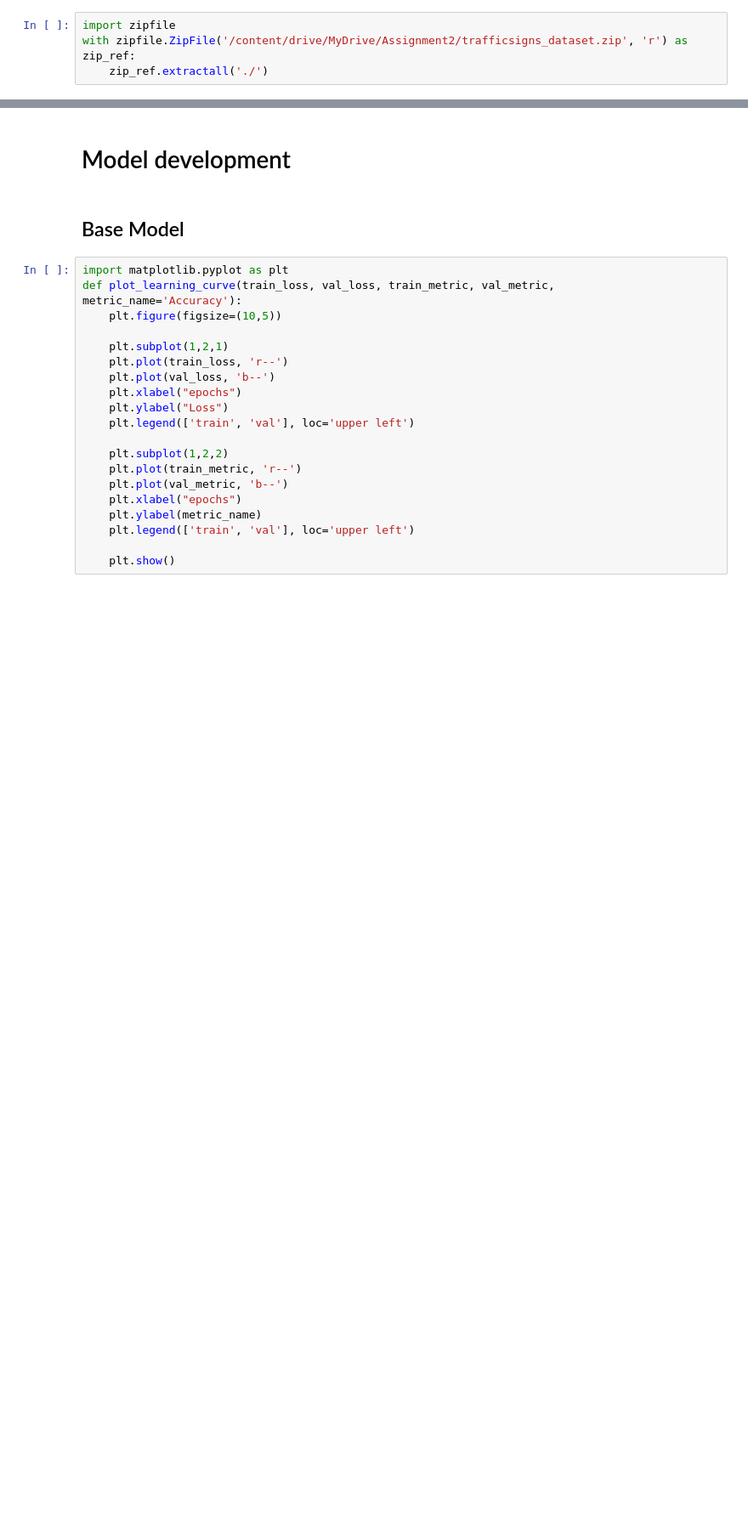
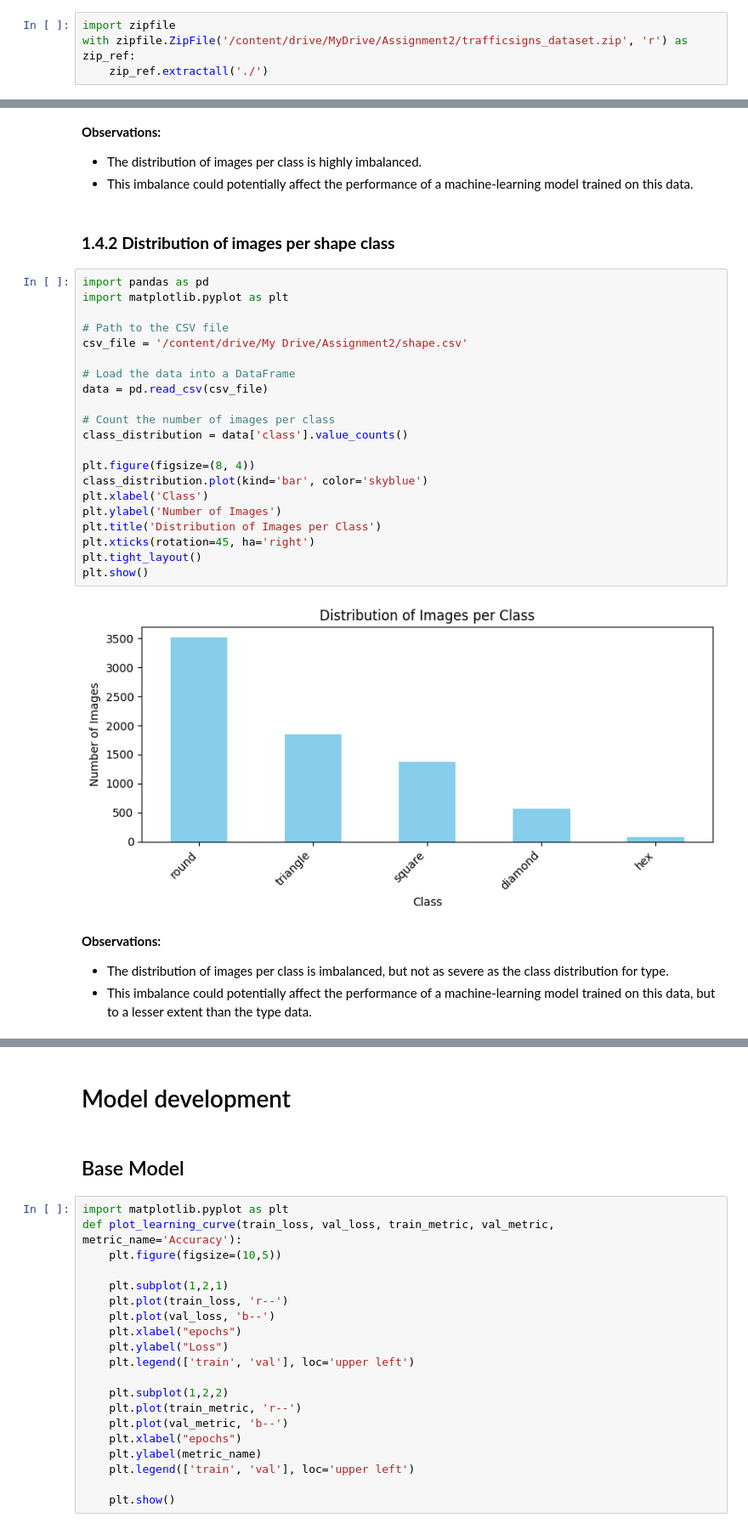
Before and after one commit to afrahhassan/afrahhassan, a Jupyter notebook: assignment2.ipynb, the cells around one changed output, grey strips where cells are left out. Shown at 85% size. Cells and saved outputs as stored; diff of their text form; blank space fills up the shorter version.

```diff
--- a/assignment2.ipynb
+++ b/assignment2.ipynb
@@ -170,0 +308,33 @@ Shape of y_type_test: (192,)
+# %% [markdown]
+**Observations:**
+- The distribution of images per class is highly imbalanced.
+- This imbalance could potentially affect the performance of a machine-learning model trained on this data.
+# %% [markdown]
+### **1.4.2 Distribution of images per shape class**
+# %%
+import pandas as pd
+import matplotlib.pyplot as plt
+
+# Path to the CSV file
+csv_file = '/content/drive/My Drive/Assignment2/shape.csv'
+
+# Load the data into a DataFrame
+data = pd.read_csv(csv_file)
+
+# Count the number of images per class
+class_distribution = data['class'].value_counts()
+
+plt.figure(figsize=(8, 4))
+class_distribution.plot(kind='bar', color='skyblue')
+plt.xlabel('Class')
+plt.ylabel('Number of Images')
+plt.title('Distribution of Images per Class')
+plt.xticks(rotation=45, ha='right')
+plt.tight_layout()
+plt.show()
+# %% [output]
+[figure, added]
+# %% [markdown]
+**Observations:**
+- The distribution of images per class is imbalanced, but not as severe as the class distribution for type.
+- This imbalance could potentially affect the performance of a machine-learning model trained on this data, but to a lesser extent than the type data.
```
Also changed, not shown: parts of 25 cells of this notebook.
